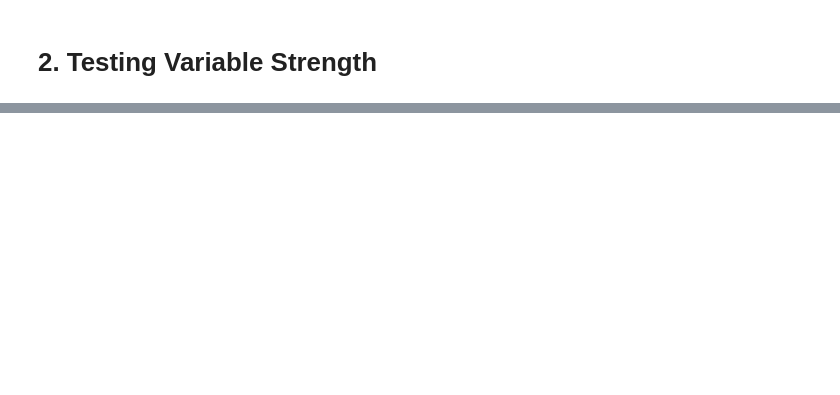
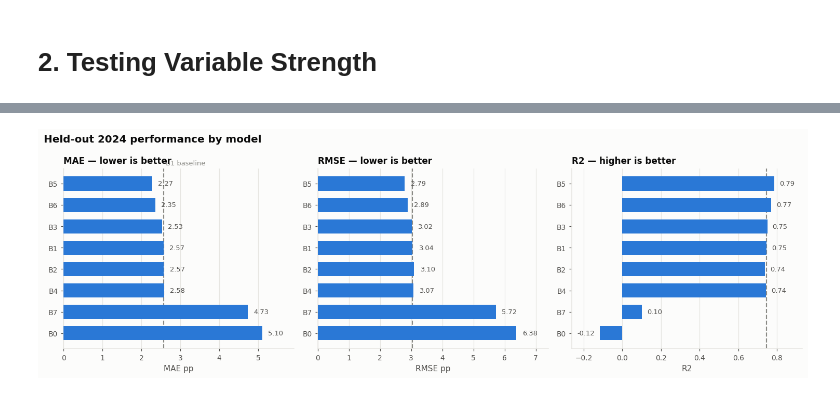
Before and after one commit to nico1831/US--Elections, a Jupyter notebook: Data Cleaning.ipynb, the cells around one changed output, grey strips where cells are left out. Saved outputs shown, nothing was run; the diff lists cells and outputs as text; code cells hidden in the pictures; blank space fills up the shorter version.

```diff
--- a/Data Cleaning.ipynb
+++ b/Data Cleaning.ipynb
@@ -132,8 +189,13 @@ creating categories
 # %%
-DROP      = ["us_pres_election", "ballot_drop_box", "vote_by_mail"]  # failed screening
-MIN_TERMS = 2                                                        # else NaN
+DROP      = ["us_pres_election", "ballot_drop_box", "vote_by_mail"]
+MIN_TERMS = 2
 
-d = long[~long.term_id.isin(DROP)].copy()
+# the state-years that will actually enter the model
+SAMPLE = target.dropna(subset=["turnout", "turnout_prev"])[["state", "year"]]
+
+d = (long[~long.term_id.isin(DROP)]
+       .merge(SAMPLE, on=["state", "year"], how="inner")   # <- restrict BEFORE z-scoring
+       .copy())
 d["rsv"] = d.rsv.fillna(0)
 
 g = d.groupby(["term_id", "year"])["rsv"]
@@ -148,7 +210,5 @@ cats = cats.rename(columns={"C1_logistics": "logistics_index",
                             "C2_salience":  "salience_index",
                             "C3_process":   "process_index",
                             "C4_candidates":"candidate_index"})
-
-print(cats.shape)          # (204, 6)
-cats.head()
+print(cats.shape)
 # %% [output]
@@ -437,0 +591,27 @@ pure_noise               0.016   0.015
+# %%
+fig, axes = plt.subplots(1, 3, figsize=(13.5, 4.4))
+order = res.MAE.sort_values(ascending=False).index          # best model ends up on top
+
+for ax, (metric, unit, better) in zip(axes, [("MAE", " pp", "lower"),
+                                             ("RMSE", " pp", "lower"),
+                                             ("R2", "", "higher")]):
+    v = res.loc[order, metric]
+    ax.barh(range(len(v)), v.values, height=0.66, color=BLUE, zorder=3)
+    ax.axvline(res.loc[B1, metric], color=MUTED, ls="--", lw=1.4, zorder=2)   # baseline ref
+    ax.set_yticks(range(len(v)), [s.split("  ")[0] for s in v.index])
+    pad = (v.max() - min(v.min(), 0)) * 0.03
+    for i, x in enumerate(v.values):
+        ax.text(x + pad if x >= 0 else x - pad, i, f"{x:.2f}", va="center",
+                ha="left" if x >= 0 else "right", fontsize=8.5, color=INK2)
+    ax.set_title(f"{metric} — {better} is better", loc="left")
+    ax.set_xlabel(metric + unit)
+    ax.margins(x=0.16)
+    clean(ax, grid_axis="x")
+
+axes[0].text(res.loc[B1, "MAE"], len(order) - 0.2, " B1 baseline",
+             fontsize=8.5, color=MUTED, va="bottom")
+fig.suptitle("Held-out 2024 performance by model", x=0.005, ha="left",
+             fontsize=13, fontweight="semibold", color=INK)
+plt.tight_layout(); plt.show()
+# %% [output]
+[figure, added]
```
Also changed, not shown: parts of 32 cells of this notebook, 2 other files.
